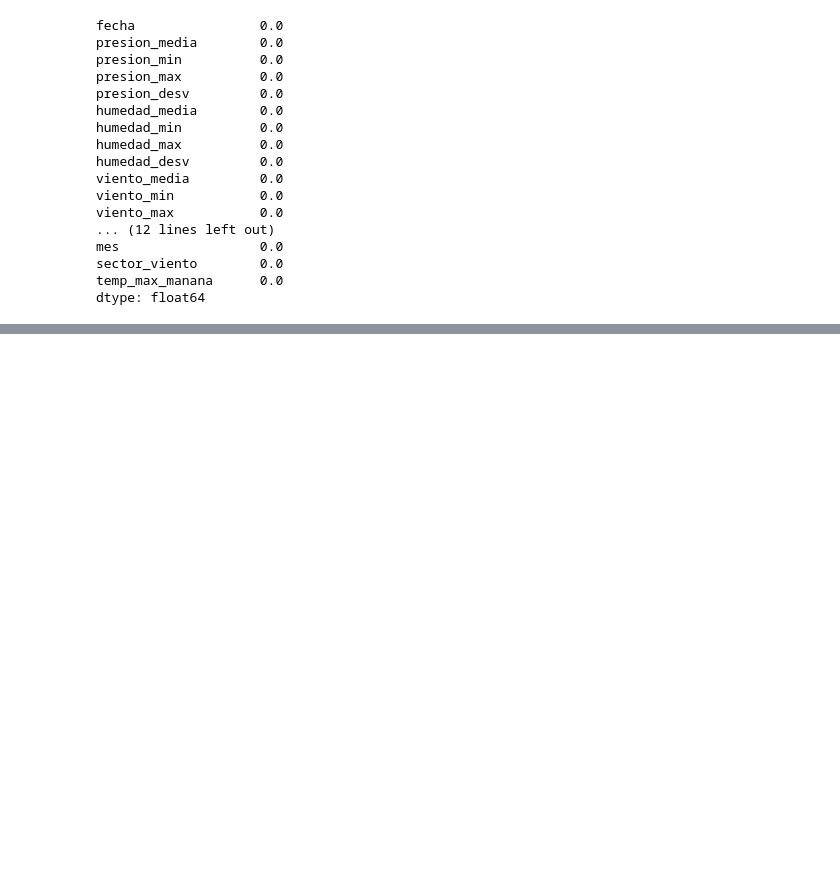
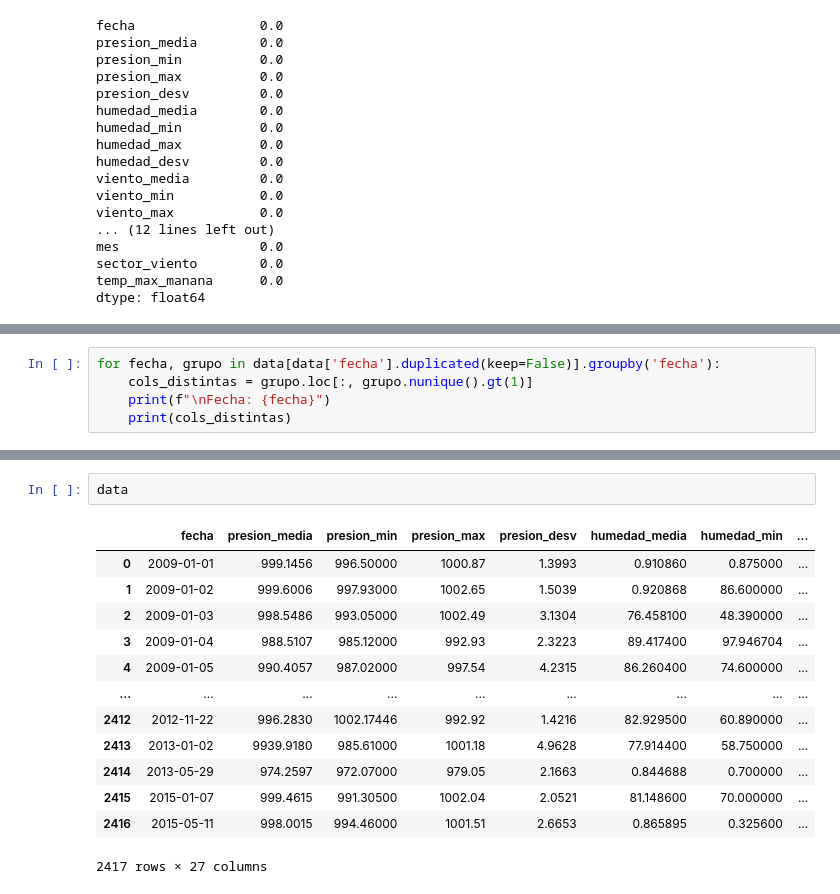
Before and after one commit to 5haiel/ISIS2611-Laboratorio1, a Jupyter notebook: Laboratorio_1.ipynb, the cells around one changed output, grey strips where cells are left out. Cells and saved outputs as stored; diff of their text form; blank space fills up the shorter version.

```diff
--- a/Laboratorio_1.ipynb
+++ b/Laboratorio_1.ipynb
@@ -118,0 +235,5 @@ dtype: float64
+# %%
+for fecha, grupo in data[data['fecha'].duplicated(keep=False)].groupby('fecha'):
+    cols_distintas = grupo.loc[:, grupo.nunique().gt(1)]
+    print(f"\nFecha: {fecha}")
+    print(cols_distintas)
@@ -118,0 +330,16 @@ dtype: float64
+# %%
+data
+# %% [output]
+|  | fecha | presion_media | presion_min | presion_max | presion_desv | humedad_media | humedad_min | ... |
+| 0 | 2009-01-01 | 999.1456 | 996.50000 | 1000.87 | 1.3993 | 0.910860 | 0.875000 | ... |
+| 1 | 2009-01-02 | 999.6006 | 997.93000 | 1002.65 | 1.5039 | 0.920868 | 86.600000 | ... |
+| 2 | 2009-01-03 | 998.5486 | 993.05000 | 1002.49 | 3.1304 | 76.458100 | 48.390000 | ... |
+| 3 | 2009-01-04 | 988.5107 | 985.12000 | 992.93 | 2.3223 | 89.417400 | 97.946704 | ... |
+| 4 | 2009-01-05 | 990.4057 | 987.02000 | 997.54 | 4.2315 | 86.260400 | 74.600000 | ... |
+| ... | ... | ... | ... | ... | ... | ... | ... | ... |
+| 2412 | 2012-11-22 | 996.2830 | 1002.17446 | 992.92 | 1.4216 | 82.929500 | 60.890000 | ... |
+| 2413 | 2013-01-02 | 9939.9180 | 985.61000 | 1001.18 | 4.9628 | 77.914400 | 58.750000 | ... |
+| 2414 | 2013-05-29 | 974.2597 | 972.07000 | 979.05 | 2.1663 | 0.844688 | 0.700000 | ... |
+| 2415 | 2015-01-07 | 999.4615 | 991.30500 | 1002.04 | 2.0521 | 81.148600 | 70.000000 | ... |
+| 2416 | 2015-05-11 | 998.0015 | 994.46000 | 1001.51 | 2.6653 | 0.865895 | 0.325600 | ... |
+2417 rows × 27 columns
```
Also changed, not shown: parts of 9 cells of this notebook.
